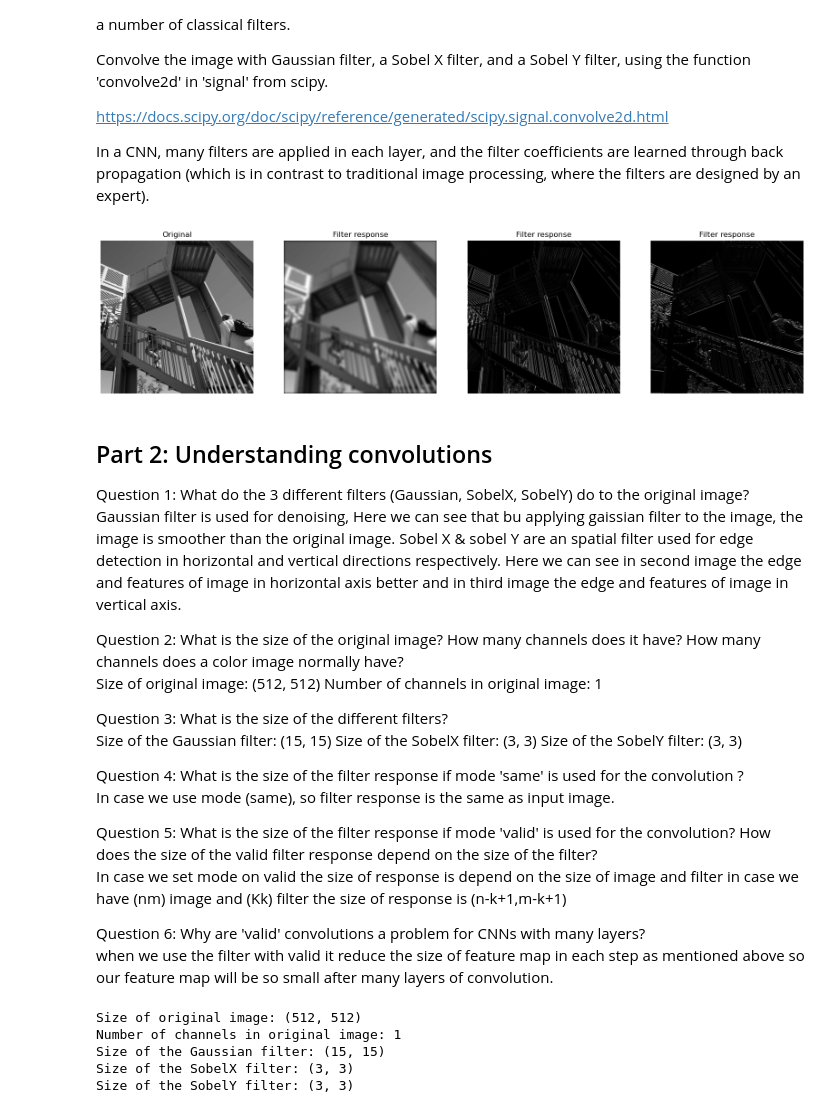
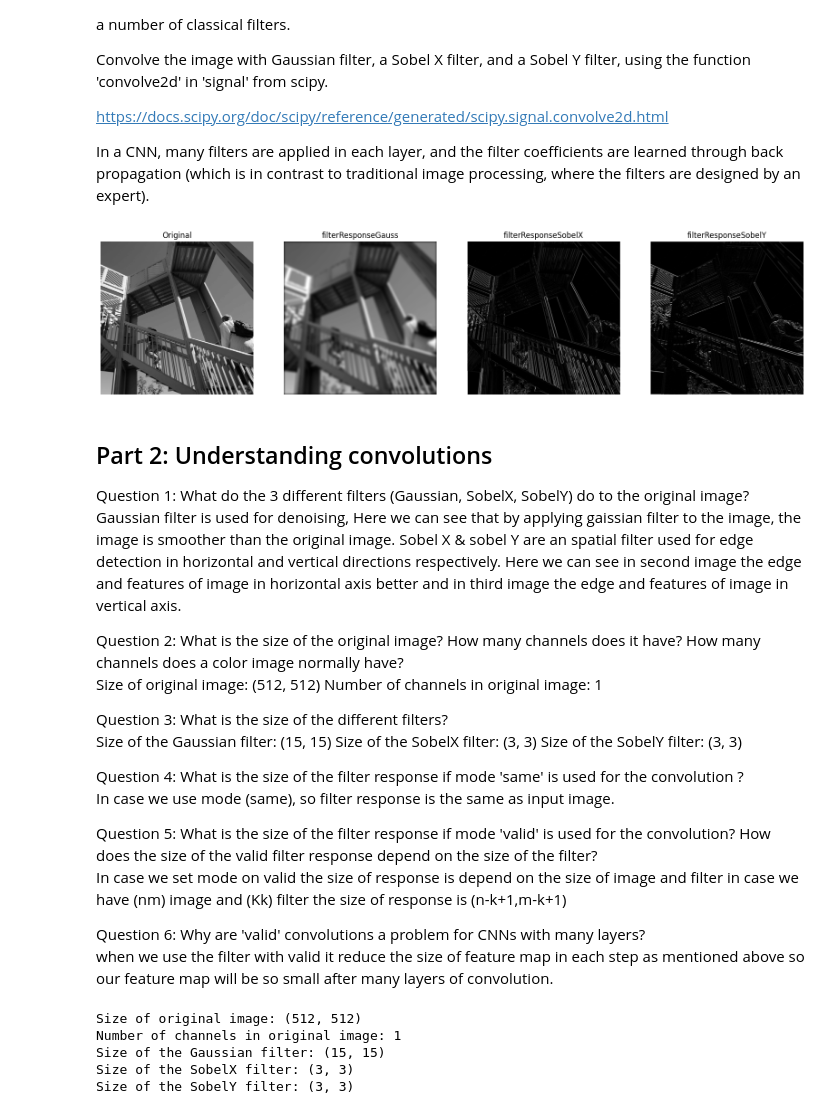
Before and after one commit to Bitatarfiee/CNN-Image-Classification, a Jupyter notebook: CNN_Lab_2023.ipynb, the cells around one changed output. Cells and saved outputs as stored; diff of their text form; code cells hidden in the pictures.

```diff
--- a/CNN_Lab_2023.ipynb
+++ b/CNN_Lab_2023.ipynb
@@ -59,27 +56,28 @@ filterResponseSobelY = signal.convolve2d(image, sobelY, mode='same')
 # %%
 import matplotlib.pyplot as plt
 
 # Show filter responses
 fig, (ax_orig, ax_filt1, ax_filt2, ax_filt3) = plt.subplots(1, 4, figsize=(20, 6))
 ax_orig.imshow(image, cmap='gray')
 ax_orig.set_title('Original')
 ax_orig.set_axis_off()
 ax_filt1.imshow(np.absolute(filterResponseGauss), cmap='gray')
-ax_filt1.set_title('Filter response')
+ax_filt1.set_title('filterResponseGauss')
 ax_filt1.set_axis_off()
 ax_filt2.imshow(np.absolute(filterResponseSobelX), cmap='gray')
-ax_filt2.set_title('Filter response')
+ax_filt2.set_title('filterResponseSobelX')
 ax_filt2.set_axis_off()
 ax_filt3.imshow(np.absolute(filterResponseSobelY), cmap='gray')
-ax_filt3.set_title('Filter response')
+ax_filt3.set_title('filterResponseSobelY')
 ax_filt3.set_axis_off()
+plt.imsave('filterResponseimage.png', image)
 # %% [output]
-[figure, old version]
+[figure, new version]
 # %% [markdown]
 ##  Part 2: Understanding convolutions
 
 Question 1: What do the 3 different filters (Gaussian, SobelX, SobelY) do to the original image?\
-Gaussian filter is used for denoising, Here we can see that bu applying gaissian filter to the image, the image is smoother than the original image.
+Gaussian filter is used for denoising, Here we can see that by applying gaissian filter to the image, the image is smoother than the original image.
 Sobel X & sobel Y are an spatial filter used for edge detection in horizontal and vertical directions respectively. Here we can see in second image the edge and features of image in horizontal axis better and in third image the edge and features of image in vertical axis.
 
 
```
Also changed, not shown: parts of 23 cells of this notebook.
